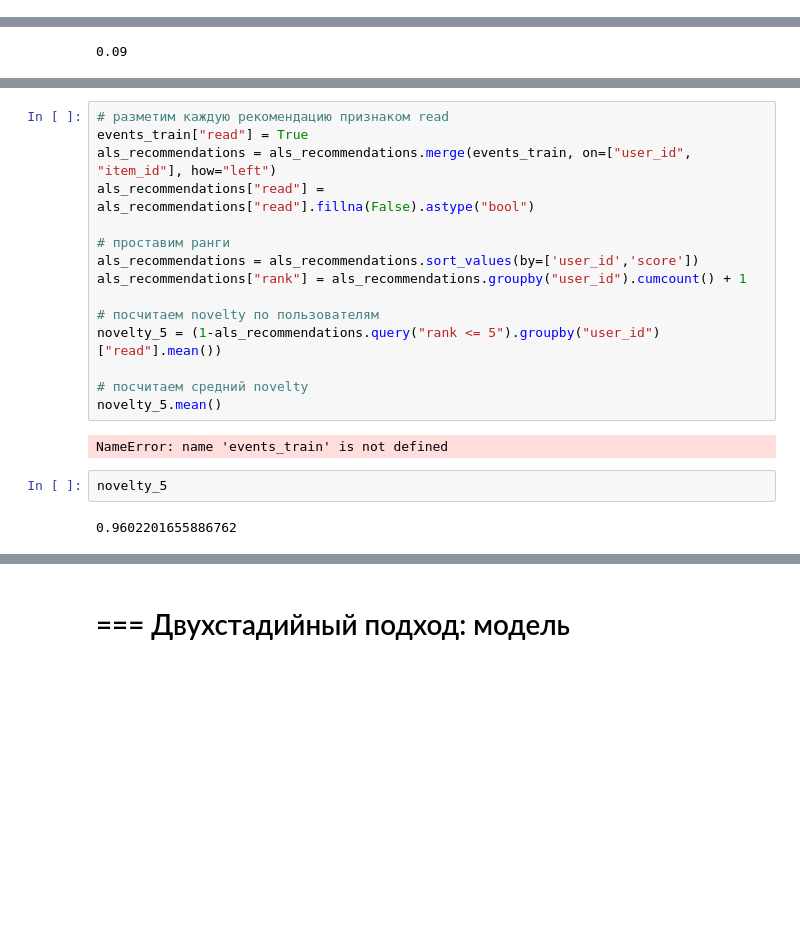
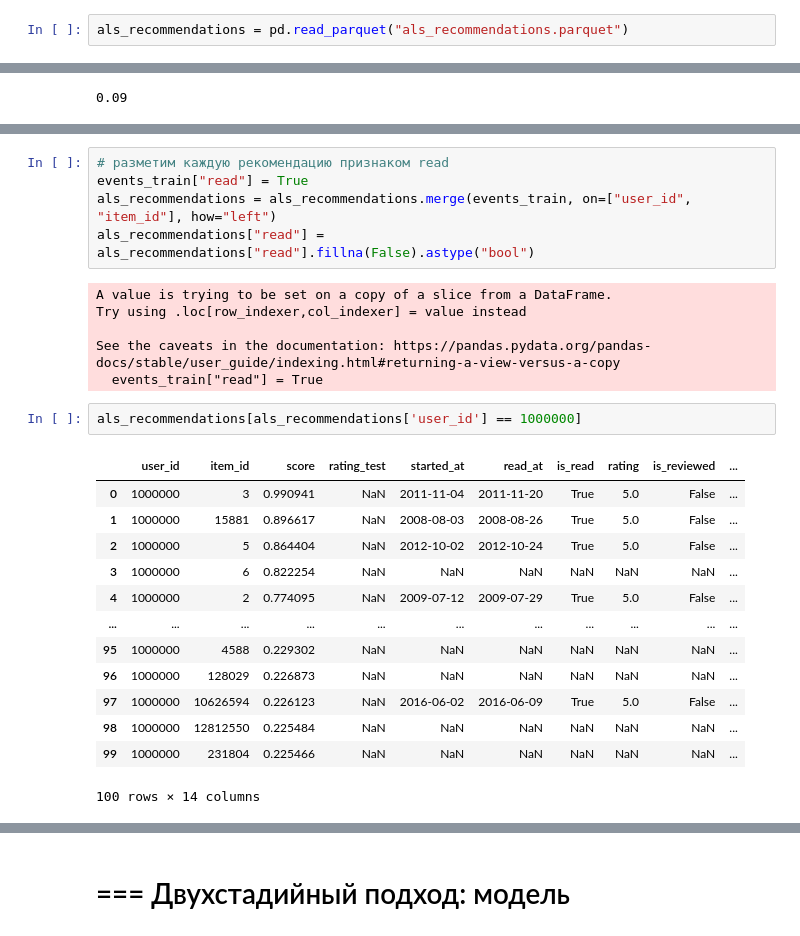
Before and after one commit to Efimovaam/mle-recsys-start, a Jupyter notebook: main_offline.ipynb, the cells around one changed output, grey strips where cells are left out. Drawn from its saved outputs; the diff is of its cells as text; blank space fills up the shorter version.

```diff
--- a/main_offline.ipynb
+++ b/main_offline.ipynb
@@ -671,6 +673,8 @@ print(precision, recall)
 0.007581376853347184 0.014248299488677446
 # %% [markdown]
 # === Двухстадийный подход: метрики
+# %%
+als_recommendations = pd.read_parquet("als_recommendations.parquet")
 # %%
 # расчёт покрытия по объектам
 cov_items = als_recommendations['item_id'].nunique()/items['item_id'].nunique()
@@ -698,19 +712,25 @@ als_recommendations
 events_train["read"] = True
 als_recommendations = als_recommendations.merge(events_train, on=["user_id", "item_id"], how="left")
 als_recommendations["read"] = als_recommendations["read"].fillna(False).astype("bool")
-
-# проставим ранги
-als_recommendations = als_recommendations.sort_values(by=['user_id','score'])
-als_recommendations["rank"] = als_recommendations.groupby("user_id").cumcount() + 1
-
-# посчитаем novelty по пользователям
-novelty_5 = (1-als_recommendations.query("rank <= 5").groupby("user_id")["read"].mean())
-
-# посчитаем средний novelty
-novelty_5.mean()
 # %% [output]
-NameError: name 'events_train' is not defined
+A value is trying to be set on a copy of a slice from a DataFrame.
+Try using .loc[row_indexer,col_indexer] = value instead
+
+See the caveats in the documentation: https://pandas.pydata.org/pandas-docs/stable/user_guide/indexing.html#returning-a-view-versus-a-copy
+  events_train["read"] = True
-# %%
-novelty_5
-# %% [output]
-0.9602201655886762
+# %%
+als_recommendations[als_recommendations['user_id'] == 1000000]
+# %% [output]
+|  | user_id | item_id | score | rating_test | started_at | read_at | is_read | rating | is_reviewed | ... |
+| 0 | 1000000 | 3 | 0.990941 | NaN | 2011-11-04 | 2011-11-20 | True | 5.0 | False | ... |
+| 1 | 1000000 | 15881 | 0.896617 | NaN | 2008-08-03 | 2008-08-26 | True | 5.0 | False | ... |
+| 2 | 1000000 | 5 | 0.864404 | NaN | 2012-10-02 | 2012-10-24 | True | 5.0 | False | ... |
+| 3 | 1000000 | 6 | 0.822254 | NaN | NaN | NaN | NaN | NaN | NaN | ... |
+| 4 | 1000000 | 2 | 0.774095 | NaN | 2009-07-12 | 2009-07-29 | True | 5.0 | False | ... |
+| ... | ... | ... | ... | ... | ... | ... | ... | ... | ... | ... |
+| 95 | 1000000 | 4588 | 0.229302 | NaN | NaN | NaN | NaN | NaN | NaN | ... |
+| 96 | 1000000 | 128029 | 0.226873 | NaN | NaN | NaN | NaN | NaN | NaN | ... |
+| 97 | 1000000 | 10626594 | 0.226123 | NaN | 2016-06-02 | 2016-06-09 | True | 5.0 | False | ... |
+| 98 | 1000000 | 12812550 | 0.225484 | NaN | NaN | NaN | NaN | NaN | NaN | ... |
+| 99 | 1000000 | 231804 | 0.225466 | NaN | NaN | NaN | NaN | NaN | NaN | ... |
+100 rows × 14 columns
```
Also changed, not shown: parts of 14 cells of this notebook, 3 other files.
